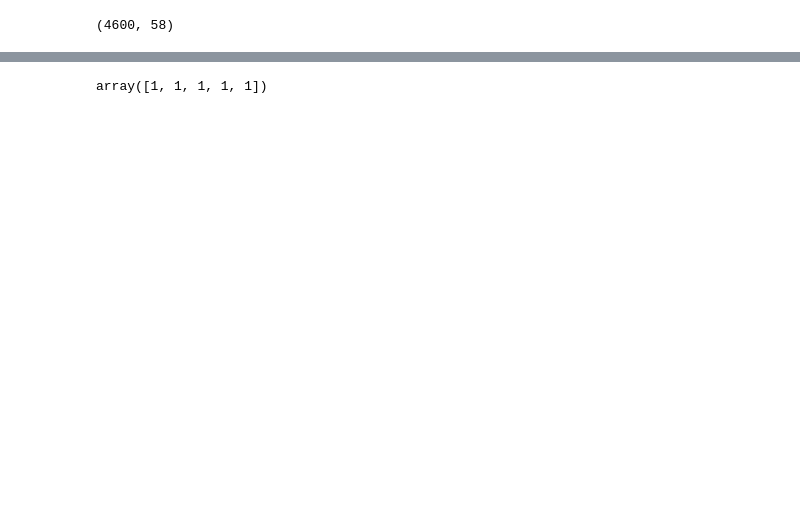
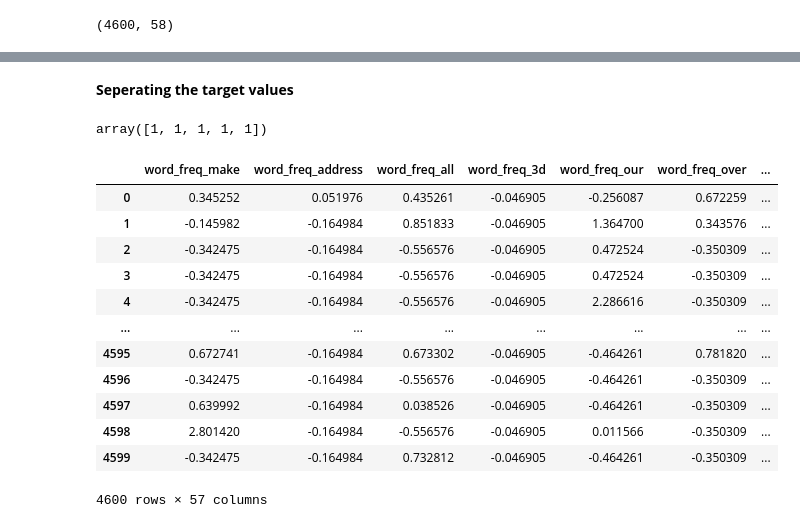
Before and after one commit to AbdulSheffa/Spam-email, a Jupyter notebook: CW_Code.ipynb, the cells around one changed output, grey strips where cells are left out. Cells and saved outputs as stored; diff of their text form; code cells hidden in the pictures; blank space fills up the shorter version.

```diff
--- a/CW_Code.ipynb
+++ b/CW_Code.ipynb
@@ -49,3 +122,5 @@ remove_class_column = dataset.drop(columns=['class'])
+# %% [markdown]
+**Seperating the target values**
 # %%
 class_column = dataset['class'].values
 
@@ -60,4 +131,19 @@ plt.show()
 # %%
 Scaler = StandardScaler()
-new_data = Scaler.fit_transform(remove_class_column)
-new_dataset = pd.DataFrame(data=new_data, columns=remove_class_column.columns)
+new_data = Scaler.fit_transform(remove_class)
+new_dataset = pd.DataFrame(data=new_data, columns=remove_class.columns)
+new_dataset
+# %% [output]
+|  | word_freq_make | word_freq_address | word_freq_all | word_freq_3d | word_freq_our | word_freq_over | ... |
+| 0 | 0.345252 | 0.051976 | 0.435261 | -0.046905 | -0.256087 | 0.672259 | ... |
+| 1 | -0.145982 | -0.164984 | 0.851833 | -0.046905 | 1.364700 | 0.343576 | ... |
+| 2 | -0.342475 | -0.164984 | -0.556576 | -0.046905 | 0.472524 | -0.350309 | ... |
+| 3 | -0.342475 | -0.164984 | -0.556576 | -0.046905 | 0.472524 | -0.350309 | ... |
+| 4 | -0.342475 | -0.164984 | -0.556576 | -0.046905 | 2.286616 | -0.350309 | ... |
+| ... | ... | ... | ... | ... | ... | ... | ... |
+| 4595 | 0.672741 | -0.164984 | 0.673302 | -0.046905 | -0.464261 | 0.781820 | ... |
+| 4596 | -0.342475 | -0.164984 | -0.556576 | -0.046905 | -0.464261 | -0.350309 | ... |
+| 4597 | 0.639992 | -0.164984 | 0.038526 | -0.046905 | -0.464261 | -0.350309 | ... |
+| 4598 | 2.801420 | -0.164984 | -0.556576 | -0.046905 | 0.011566 | -0.350309 | ... |
+| 4599 | -0.342475 | -0.164984 | 0.732812 | -0.046905 | -0.464261 | -0.350309 | ... |
+4600 rows × 57 columns
```
Also changed, not shown: parts of 32 cells of this notebook.
